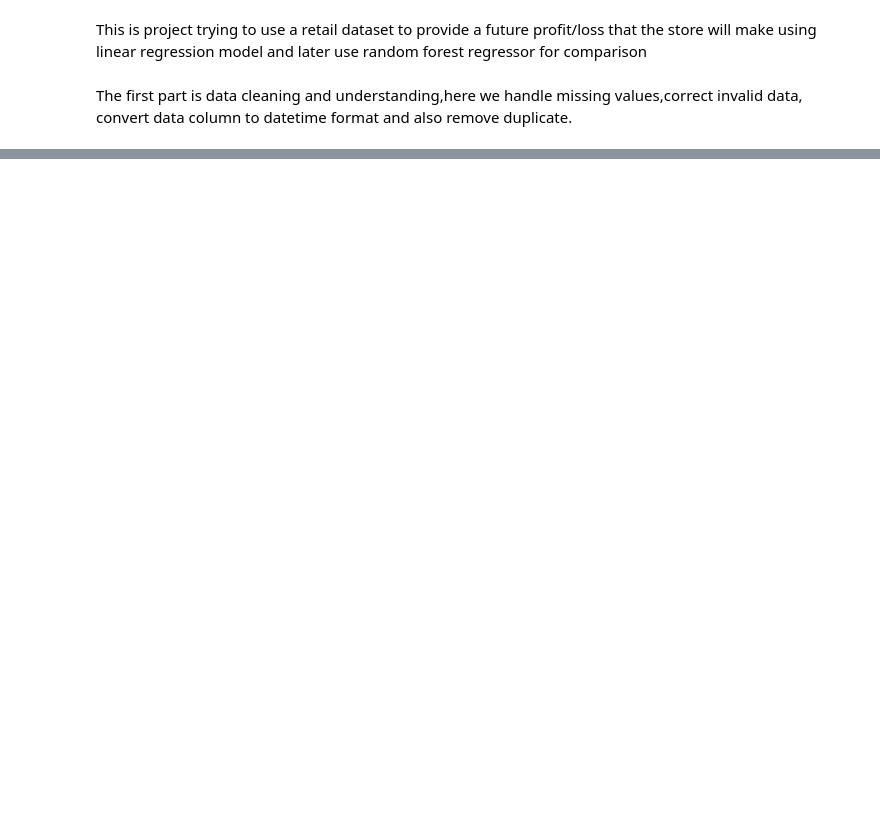
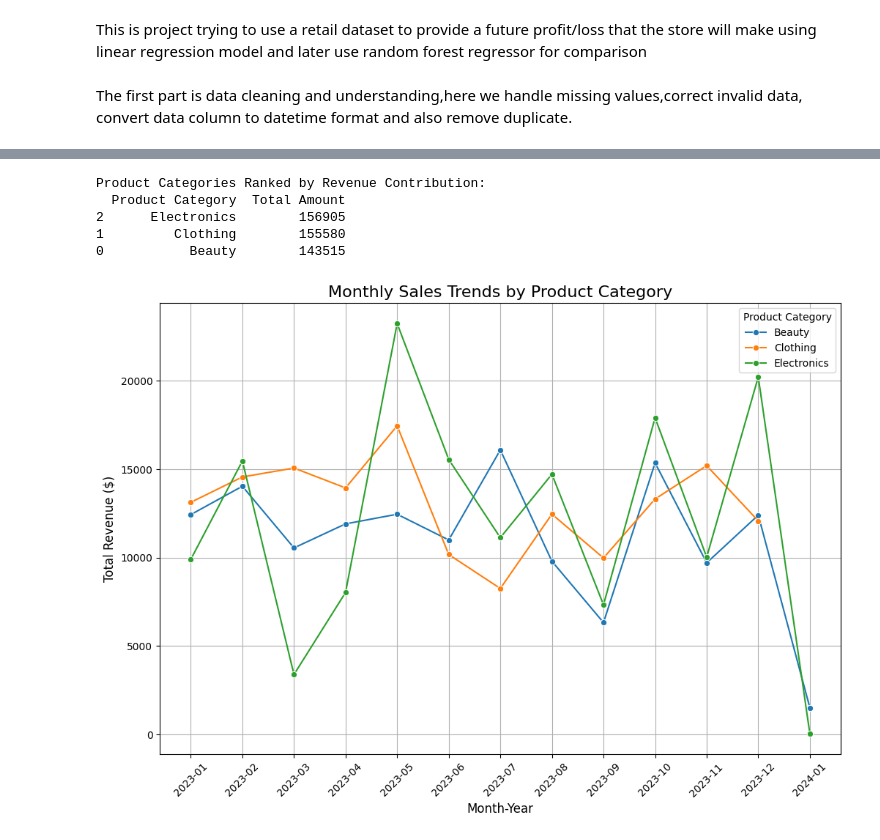
Before and after one commit to IbraDevOps/Hommy-Tiles-Hardware-Store-Profitability-Prediction, a Jupyter notebook: Retail_Prediction.ipynb, the cells around one changed output, grey strips where cells are left out. Cells and saved outputs as stored; diff of their text form; code cells hidden in the pictures; blank space fills up the shorter version.

Commit message:
Added Phase 2: Exploratory Data Analysis (EDA)

```diff
--- a/Retail_Prediction.ipynb
+++ b/Retail_Prediction.ipynb
@@ -47,0 +107,31 @@ print(retail_data.head())
+# %%
+# 1. Rank Product Categories by Revenue Contribution
+category_rank = category_revenue.sort_values(by='Total Amount', ascending=False)
+print("Product Categories Ranked by Revenue Contribution:")
+print(category_rank)
+
+# 2. Identify Products with Declining Sales
+# Ensure Month column is a string
+monthly_category_sales['Month'] = monthly_category_sales['Month'].astype(str)
+
+# Ensure Total Amount is numeric
+monthly_category_sales['Total Amount'] = pd.to_numeric(monthly_category_sales['Total Amount'], errors='coerce')
+monthly_category_sales.dropna(subset=['Total Amount'], inplace=True)
+
+# Plot Monthly Sales Trends by Product Category
+plt.figure(figsize=(12, 8))
+sns.lineplot(data=monthly_category_sales, x='Month', y='Total Amount', hue='Product Category', marker='o')
+plt.title('Monthly Sales Trends by Product Category', fontsize=16)
+plt.xlabel('Month-Year', fontsize=12)
+plt.ylabel('Total Revenue ($)', fontsize=12)
+plt.legend(title='Product Category')
+plt.xticks(rotation=45)
+plt.grid(True)
+plt.show()
+# %% [output]
+Product Categories Ranked by Revenue Contribution:
+  Product Category  Total Amount
+2      Electronics        156905
+1         Clothing        155580
+0           Beauty        143515
+[figure, added]
```
Also changed, not shown: parts of 5 cells of this notebook, 1 other file.
